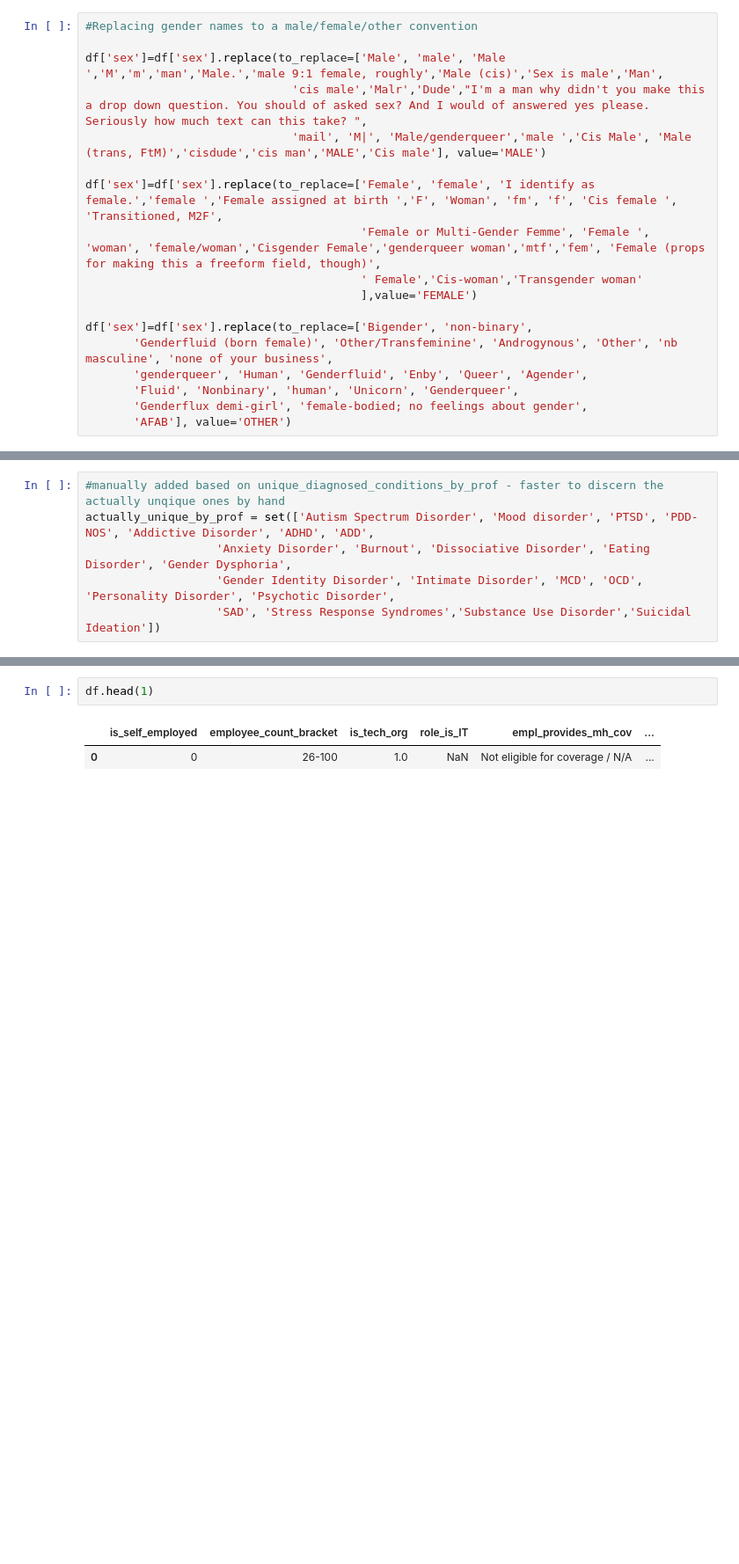
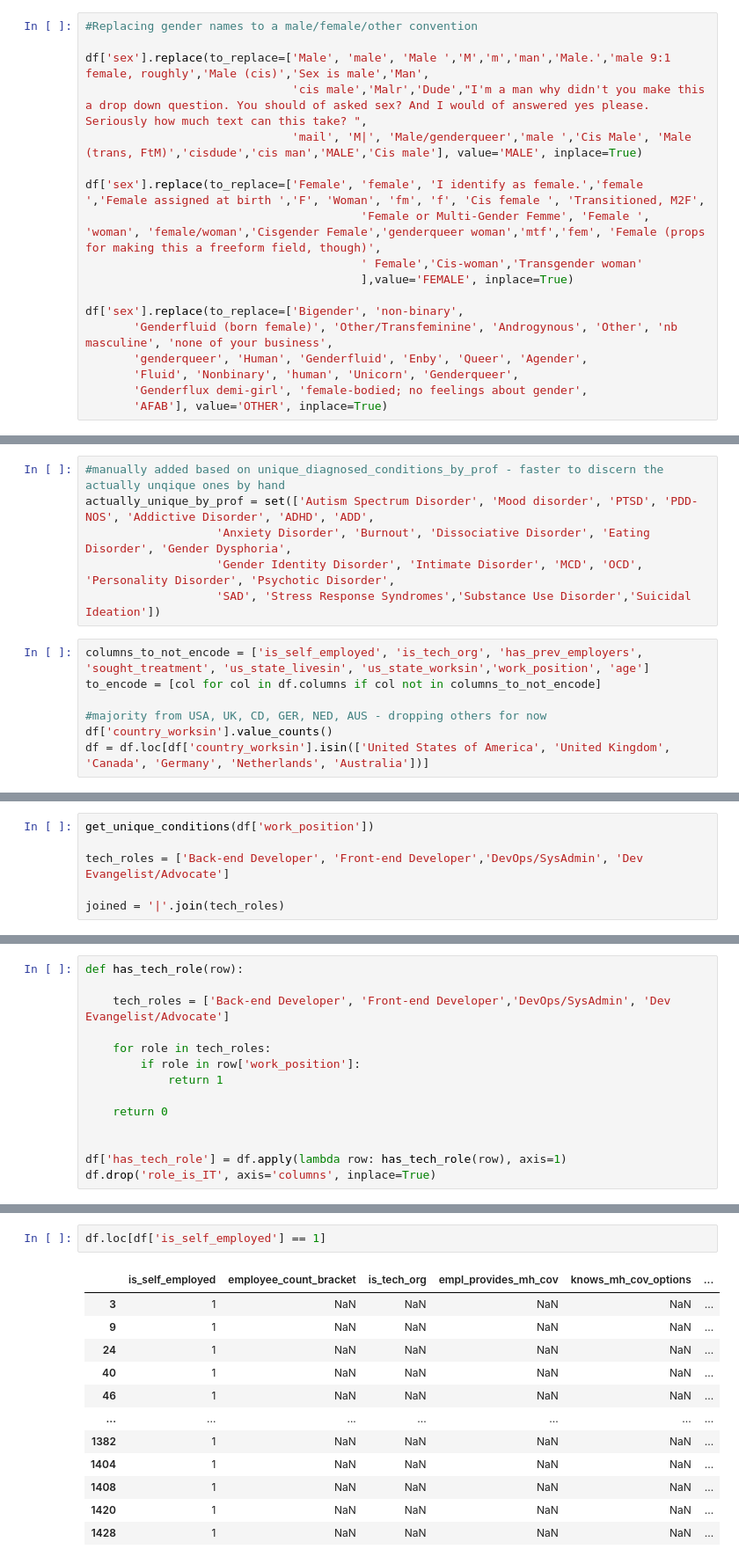
Before and after one commit to kasvoy/KaggleLearning, a Jupyter notebook: mental_health/mental_health.ipynb, the cells around one changed output, grey strips where cells are left out. Shown at 88% size. Drawn from its saved outputs; the diff is of its cells as text; blank space fills up the shorter version.

Commit message:
dealing with missing values

```diff
--- a/mental_health/mental_health.ipynb
+++ b/mental_health/mental_health.ipynb
@@ -32,21 +50,21 @@ for column in why_cols:
 # %%
 #Replacing gender names to a male/female/other convention
 
-df['sex']=df['sex'].replace(to_replace=['Male', 'male', 'Male ','M','m','man','Male.','male 9:1 female, roughly','Male (cis)','Sex is male','Man',
+df['sex'].replace(to_replace=['Male', 'male', 'Male ','M','m','man','Male.','male 9:1 female, roughly','Male (cis)','Sex is male','Man',
                               'cis male','Malr','Dude',"I'm a man why didn't you make this a drop down question. You should of asked sex? And I would of answered yes please. Seriously how much text can this take? ",
-                              'mail', 'M|', 'Male/genderqueer','male ','Cis Male', 'Male (trans, FtM)','cisdude','cis man','MALE','Cis male'], value='MALE')
+                              'mail', 'M|', 'Male/genderqueer','male ','Cis Male', 'Male (trans, FtM)','cisdude','cis man','MALE','Cis male'], value='MALE', inplace=True)
 
-df['sex']=df['sex'].replace(to_replace=['Female', 'female', 'I identify as female.','female ','Female assigned at birth ','F', 'Woman', 'fm', 'f', 'Cis female ', 'Transitioned, M2F',
+df['sex'].replace(to_replace=['Female', 'female', 'I identify as female.','female ','Female assigned at birth ','F', 'Woman', 'fm', 'f', 'Cis female ', 'Transitioned, M2F',
                                         'Female or Multi-Gender Femme', 'Female ', 'woman', 'female/woman','Cisgender Female','genderqueer woman','mtf','fem', 'Female (props for making this a freeform field, though)',
                                         ' Female','Cis-woman','Transgender woman'
-                                        ],value='FEMALE')
+                                        ],value='FEMALE', inplace=True)
 
-df['sex']=df['sex'].replace(to_replace=['Bigender', 'non-binary',
+df['sex'].replace(to_replace=['Bigender', 'non-binary',
        'Genderfluid (born female)', 'Other/Transfeminine', 'Androgynous', 'Other', 'nb masculine', 'none of your business',
        'genderqueer', 'Human', 'Genderfluid', 'Enby', 'Queer', 'Agender',
        'Fluid', 'Nonbinary', 'human', 'Unicorn', 'Genderqueer',
        'Genderflux demi-girl', 'female-bodied; no feelings about gender',
-       'AFAB'], value='OTHER')
+       'AFAB'], value='OTHER', inplace=True)
 # %%
 def show_value_counts(df):
     for column in df.columns:
@@ -81,3 +101,10 @@ actually_unique_by_prof = set(['Autism Spectrum Disorder', 'Mood disorder', 'PTS
                    'Anxiety Disorder', 'Burnout', 'Dissociative Disorder', 'Eating Disorder', 'Gender Dysphoria',
                    'Gender Identity Disorder', 'Intimate Disorder', 'MCD', 'OCD', 'Personality Disorder', 'Psychotic Disorder',
                    'SAD', 'Stress Response Syndromes','Substance Use Disorder','Suicidal Ideation'])
+# %%
+columns_to_not_encode = ['is_self_employed', 'is_tech_org', 'has_prev_employers', 'sought_treatment', 'us_state_livesin', 'us_state_worksin','work_position', 'age']
+to_encode = [col for col in df.columns if col not in columns_to_not_encode]
+
+#majority from USA, UK, CD, GER, NED, AUS - dropping others for now
+df['country_worksin'].value_counts()
+df = df.loc[df['country_worksin'].isin(['United States of America', 'United Kingdom', 'Canada', 'Germany', 'Netherlands', 'Australia'])]
@@ -83,0 +126,6 @@ actually_unique_by_prof = set(['Autism Spectrum Disorder', 'Mood disorder', 'PTS
+# %%
+get_unique_conditions(df['work_position'])
+
+tech_roles = ['Back-end Developer', 'Front-end Developer','DevOps/SysAdmin', 'Dev Evangelist/Advocate']
+
+joined = '|'.join(tech_roles)
@@ -83,0 +148,14 @@ actually_unique_by_prof = set(['Autism Spectrum Disorder', 'Mood disorder', 'PTS
+# %%
+def has_tech_role(row):
+
+    tech_roles = ['Back-end Developer', 'Front-end Developer','DevOps/SysAdmin', 'Dev Evangelist/Advocate']
+
+    for role in tech_roles:
+        if role in row['work_position']:
+            return 1
+
+    return 0
+
+
+df['has_tech_role'] = df.apply(lambda row: has_tech_role(row), axis=1)
+df.drop('role_is_IT', axis='columns', inplace=True)
@@ -84,5 +208,15 @@ actually_unique_by_prof = set(['Autism Spectrum Disorder', 'Mood disorder', 'PTS
 # %%
-df.head(1)
+df.loc[df['is_self_employed'] == 1]
 # %% [output]
-|  | is_self_employed | employee_count_bracket | is_tech_org | role_is_IT | empl_provides_mh_cov | ... |
-| 0 | 0 | 26-100 | 1.0 | NaN | Not eligible for coverage / N/A | ... |
+|  | is_self_employed | employee_count_bracket | is_tech_org | empl_provides_mh_cov | knows_mh_cov_options | ... |
+| 3 | 1 | NaN | NaN | NaN | NaN | ... |
+| 9 | 1 | NaN | NaN | NaN | NaN | ... |
+| 24 | 1 | NaN | NaN | NaN | NaN | ... |
+| 40 | 1 | NaN | NaN | NaN | NaN | ... |
+| 46 | 1 | NaN | NaN | NaN | NaN | ... |
+| ... | ... | ... | ... | ... | ... | ... |
+| 1382 | 1 | NaN | NaN | NaN | NaN | ... |
+| 1404 | 1 | NaN | NaN | NaN | NaN | ... |
+| 1408 | 1 | NaN | NaN | NaN | NaN | ... |
+| 1420 | 1 | NaN | NaN | NaN | NaN | ... |
+| 1428 | 1 | NaN | NaN | NaN | NaN | ... |
```
Also changed, not shown: parts of 27 cells of this notebook.
